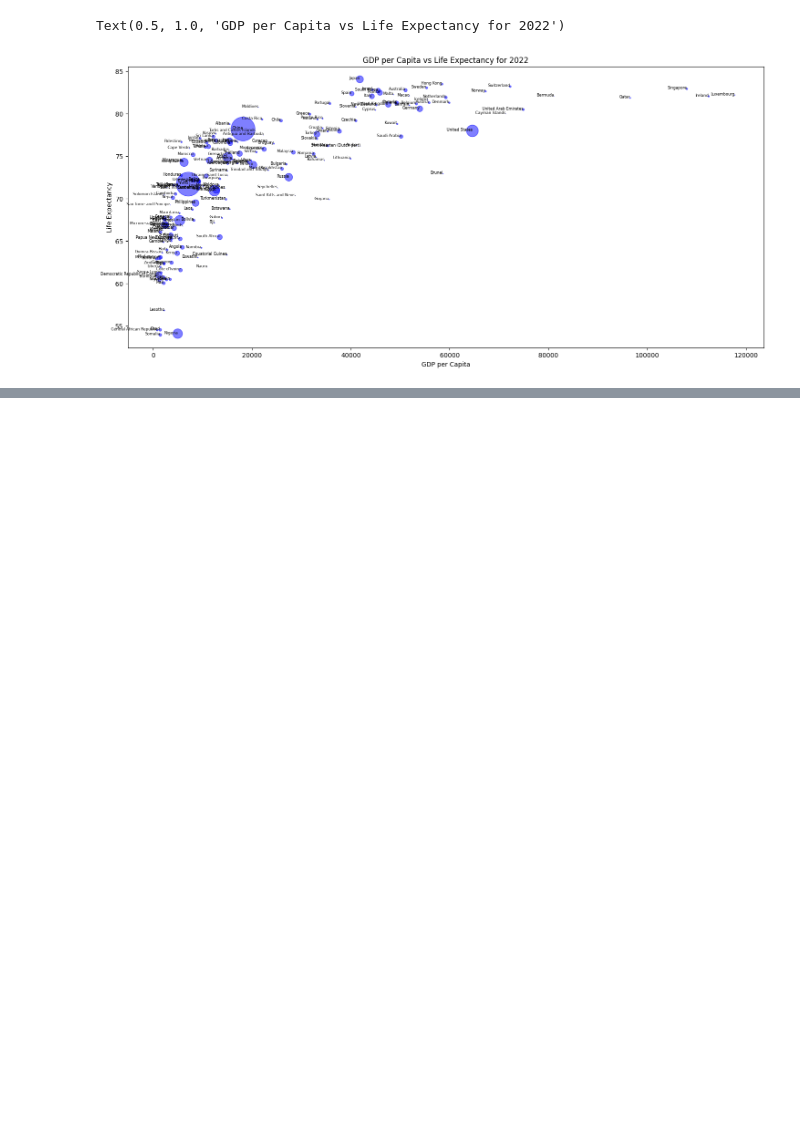
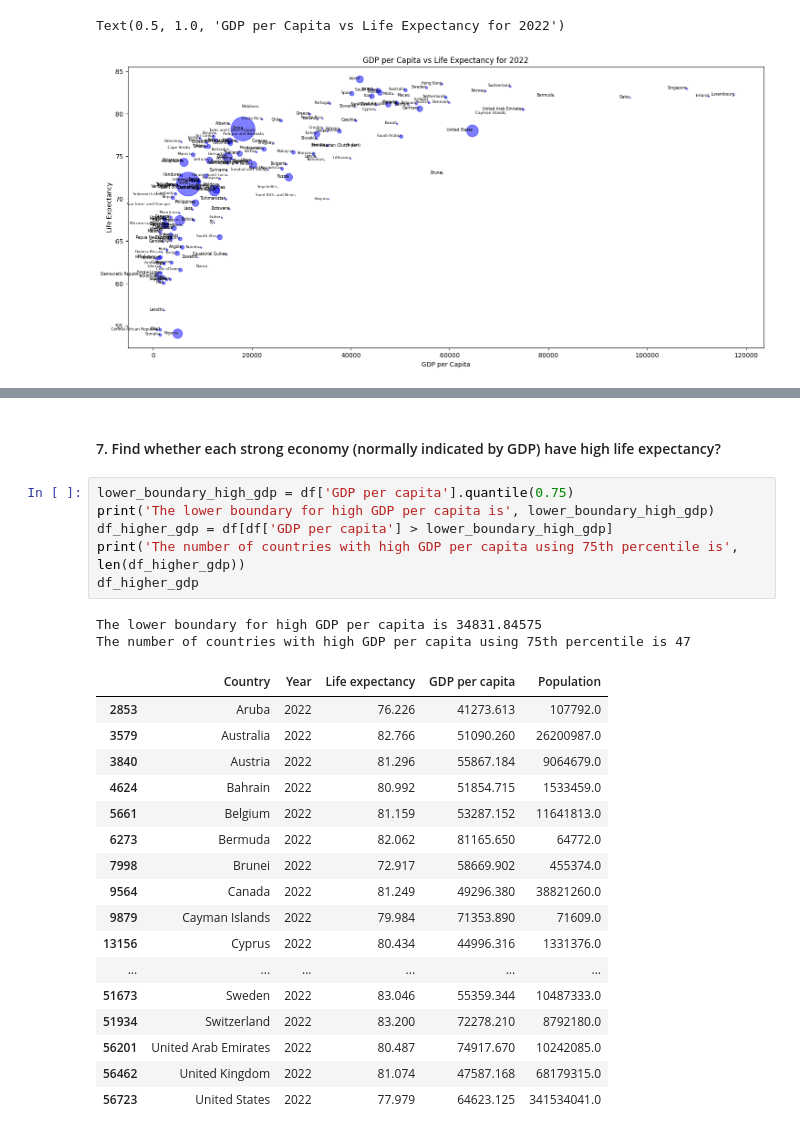
Before and after one commit to sdvelev/Introduction-To-Data-Science-And-AI, a Jupyter notebook: 01-introduction-to-data-science-and-python/assignment-1-Stefan-Velev.ipynb, the cells around one changed output, grey strips where cells are left out. Drawn from its saved outputs; the diff is of its cells as text; blank space fills up the shorter version.

```diff
--- a/01-introduction-to-data-science-and-python/assignment-1-Stefan-Velev.ipynb
+++ b/01-introduction-to-data-science-and-python/assignment-1-Stefan-Velev.ipynb
@@ -122,0 +213,28 @@ Text(0.5, 1.0, 'GDP per Capita vs Life Expectancy for 2022')
+# %% [markdown]
+#### 7. Find whether each strong economy (normally indicated by GDP) have high life expectancy?
+# %%
+lower_boundary_high_gdp = df['GDP per capita'].quantile(0.75)
+print('The lower boundary for high GDP per capita is', lower_boundary_high_gdp)
+df_higher_gdp = df[df['GDP per capita'] > lower_boundary_high_gdp]
+print('The number of countries with high GDP per capita using 75th percentile is', len(df_higher_gdp))
+df_higher_gdp
+# %% [output]
+The lower boundary for high GDP per capita is 34831.84575
+The number of countries with high GDP per capita using 75th percentile is 47
+|  | Country | Year | Life expectancy | GDP per capita | Population |
+| 2853 | Aruba | 2022 | 76.226 | 41273.613 | 107792.0 |
+| 3579 | Australia | 2022 | 82.766 | 51090.260 | 26200987.0 |
+| 3840 | Austria | 2022 | 81.296 | 55867.184 | 9064679.0 |
+| 4624 | Bahrain | 2022 | 80.992 | 51854.715 | 1533459.0 |
+| 5661 | Belgium | 2022 | 81.159 | 53287.152 | 11641813.0 |
+| 6273 | Bermuda | 2022 | 82.062 | 81165.650 | 64772.0 |
+| 7998 | Brunei | 2022 | 72.917 | 58669.902 | 455374.0 |
+| 9564 | Canada | 2022 | 81.249 | 49296.380 | 38821260.0 |
+| 9879 | Cayman Islands | 2022 | 79.984 | 71353.890 | 71609.0 |
+| 13156 | Cyprus | 2022 | 80.434 | 44996.316 | 1331376.0 |
+| ... | ... | ... | ... | ... | ... |
+| 51673 | Sweden | 2022 | 83.046 | 55359.344 | 10487333.0 |
+| 51934 | Switzerland | 2022 | 83.200 | 72278.210 | 8792180.0 |
+| 56201 | United Arab Emirates | 2022 | 80.487 | 74917.670 | 10242085.0 |
+| 56462 | United Kingdom | 2022 | 81.074 | 47587.168 | 68179315.0 |
+| 56723 | United States | 2022 | 77.979 | 64623.125 | 341534041.0 |
```
Also changed, not shown: parts of 15 cells of this notebook.
